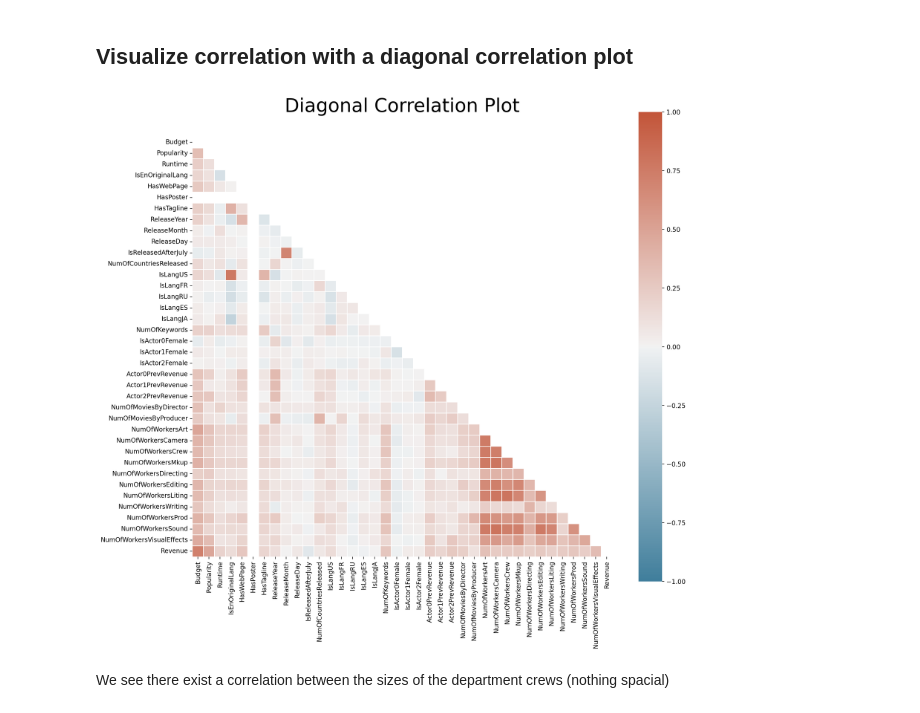
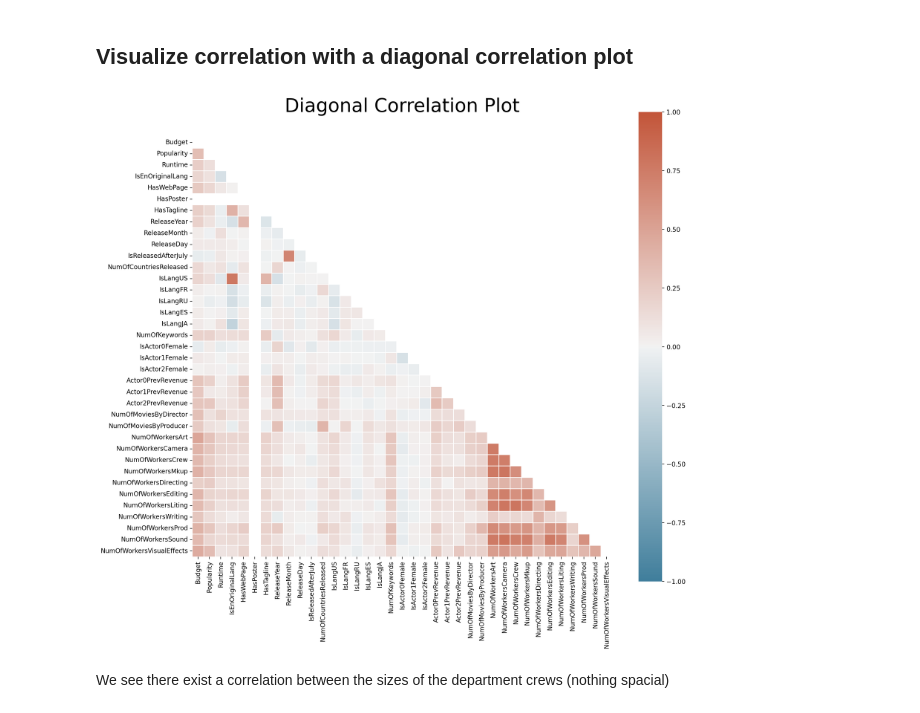
Before and after one commit to OdedHellman/Box-Office-EDA, a Jupyter notebook: BoxOfficeETL.ipynb, the cells around one changed output. Cells and saved outputs as stored; diff of their text form; code cells hidden in the pictures.

```diff
--- a/BoxOfficeETL.ipynb
+++ b/BoxOfficeETL.ipynb
@@ -14,7 +14,7 @@ df = pd.read_csv('./Data/small_box_office_flat_file.csv', header=0)
 df = df.drop('ID', axis=1)
 
 # Separate data to Xs and y (target)
-X = df.drop(['Revenue'], axis=1)
+X_s = df.drop(['Revenue'], axis=1)
 y = df['Revenue']
 # %% [markdown]
 ## Data Preprocessing
@@ -92,33 +91,33 @@ dtype: int64
 ## Visualize correlation with a diagonal correlation plot
 # %%
 # Compute the correlation matrix with pearson correlation
-corr = df.corr(method = 'pearson')
+corr = X_s.corr(method = 'pearson')
 
 # Generate a mask for the upper triangle
 mask = np.triu(np.ones_like(corr, dtype=bool))
 
 # Set up the matplotlib figure
 fig, ax = plt.subplots(figsize=(15, 15))                    # Set figure size
 
 # Generate a custom diverging colormap
 cmap = sns.diverging_palette(230, 20, as_cmap=True)
 
 # Draw the heatmap with the mask
 sns.heatmap(corr,
             mask = mask,
             cmap = cmap,
             vmax = 1,                                      # Set scale min value
             vmin = -1,                                     # Set scale min value
             center = 0,                                    # Set scale min value
             square = True,                                 # Ensure perfect squares
             linewidths = 1,                                # Set linewidth between squares
             cbar_kws = {"shrink": .9},                     # Set size of color bar
            );
 
 plt.xticks(rotation=90)                                    # Rotate x labels
 plt.yticks()
 plt.title('Diagonal Correlation Plot', size=30, y=1.05);   # Set plot title and position
 # %% [output]
-[figure, old version]
+[figure, new version]
 # %% [markdown]
 We see there exist a correlation between the sizes of the department crews (nothing spacial)
```
Also changed, not shown: parts of 5 cells of this notebook.
